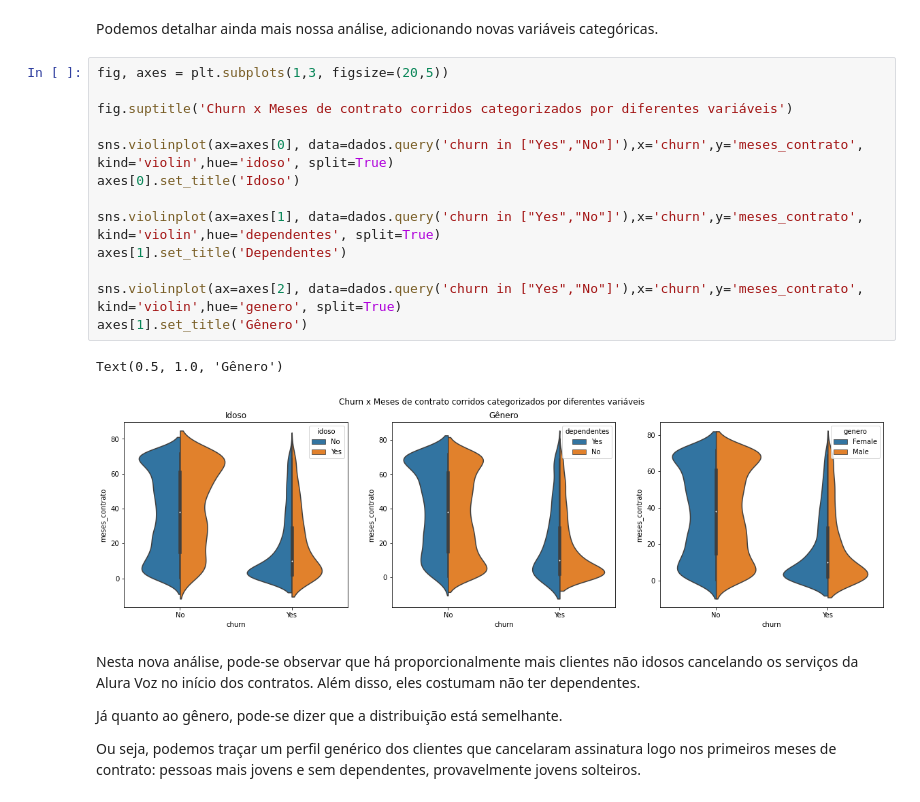
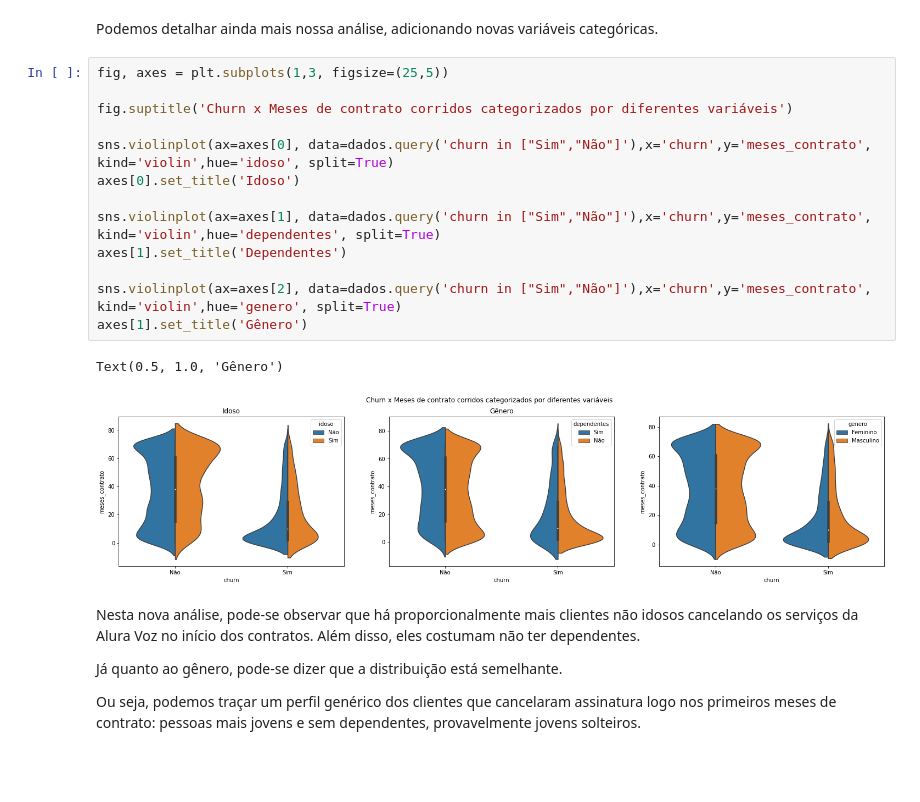
Before and after one commit to jackson-simionato/challenge_alura_DS01, a Jupyter notebook: week_2_challenge_alura_DS_2022_05.ipynb, the cells around one changed output. Cells and saved outputs as stored; diff of their text form; blank space fills up the shorter version.

```diff
--- a/week_2_challenge_alura_DS_2022_05.ipynb
+++ b/week_2_challenge_alura_DS_2022_05.ipynb
@@ -703,21 +676,21 @@ Fica nítido que a maioria dos clientes cancelaram assinatura da **Alura Voz** j
 # %% [markdown]
 Podemos detalhar ainda mais nossa análise, adicionando novas variáveis categóricas.
 # %%
-fig, axes = plt.subplots(1,3, figsize=(20,5))
+fig, axes = plt.subplots(1,3, figsize=(25,5))
 
 fig.suptitle('Churn x Meses de contrato corridos categorizados por diferentes variáveis')
 
-sns.violinplot(ax=axes[0], data=dados.query('churn in ["Yes","No"]'),x='churn',y='meses_contrato', kind='violin',hue='idoso', split=True)
+sns.violinplot(ax=axes[0], data=dados.query('churn in ["Sim","Não"]'),x='churn',y='meses_contrato', kind='violin',hue='idoso', split=True)
 axes[0].set_title('Idoso')
 
-sns.violinplot(ax=axes[1], data=dados.query('churn in ["Yes","No"]'),x='churn',y='meses_contrato', kind='violin',hue='dependentes', split=True)
+sns.violinplot(ax=axes[1], data=dados.query('churn in ["Sim","Não"]'),x='churn',y='meses_contrato', kind='violin',hue='dependentes', split=True)
 axes[1].set_title('Dependentes')
 
-sns.violinplot(ax=axes[2], data=dados.query('churn in ["Yes","No"]'),x='churn',y='meses_contrato', kind='violin',hue='genero', split=True)
+sns.violinplot(ax=axes[2], data=dados.query('churn in ["Sim","Não"]'),x='churn',y='meses_contrato', kind='violin',hue='genero', split=True)
 axes[1].set_title('Gênero')
 # %% [output]
 Text(0.5, 1.0, 'Gênero')
-[figure, old version]
+[figure, new version]
 # %% [markdown]
 Nesta nova análise, pode-se observar que há proporcionalmente mais clientes não idosos cancelando os serviços da Alura Voz no início dos contratos. Além disso, eles costumam não ter dependentes.
 
```
Also changed, not shown: parts of 25 cells of this notebook, 4 other files.
